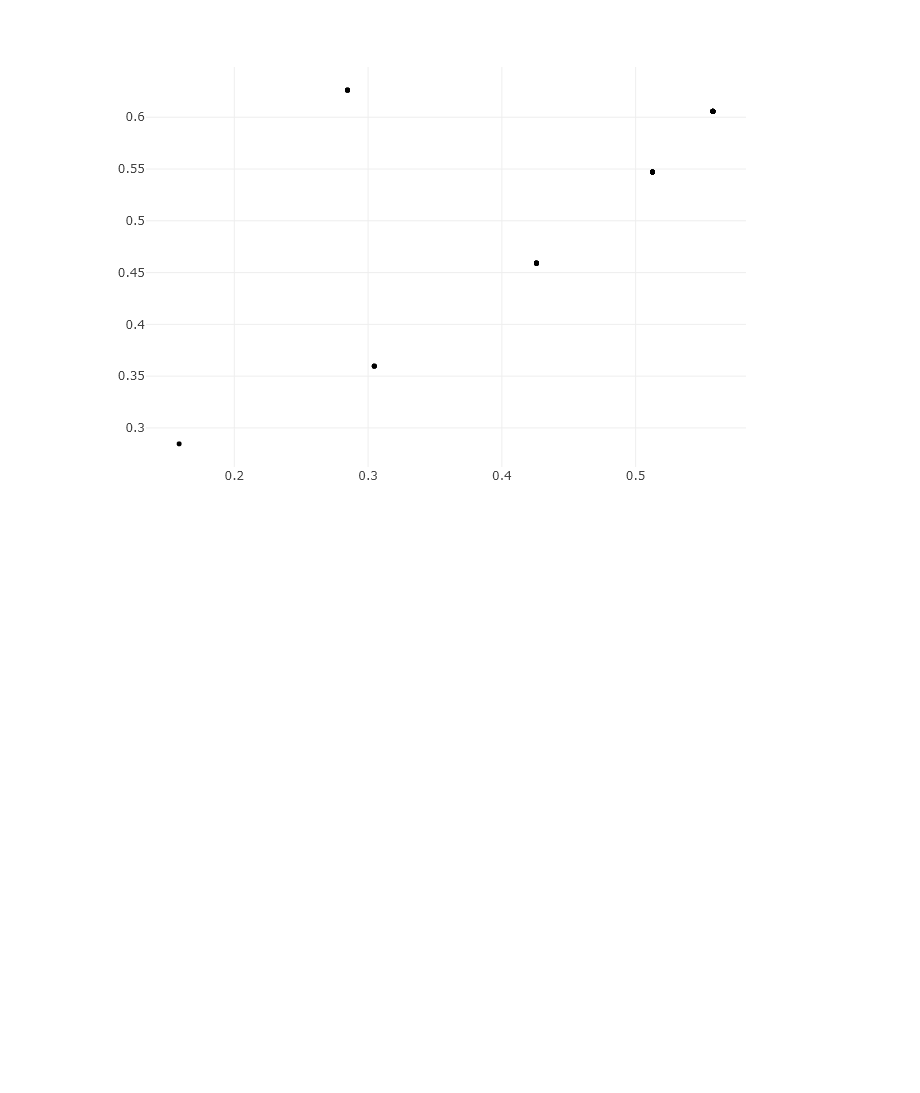
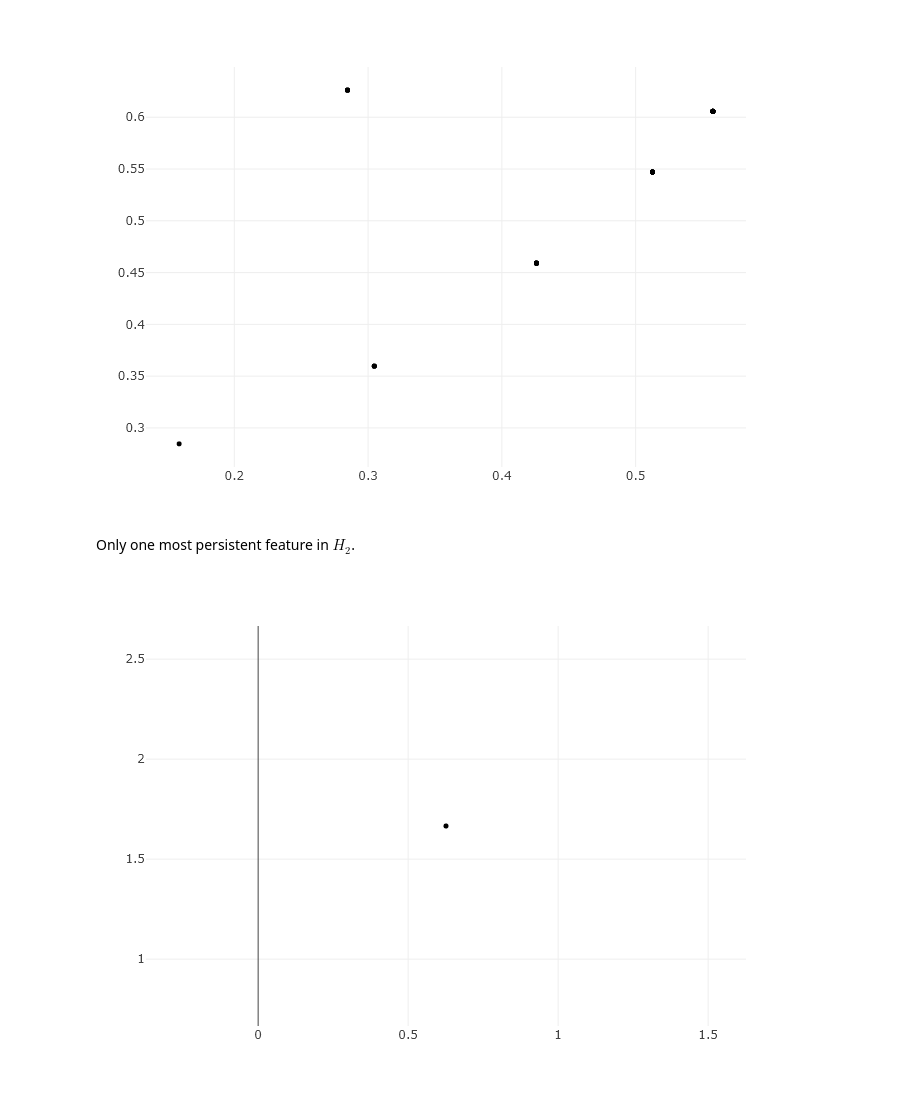
Before and after one commit to Jevi-Waugh/PH-AML, a Jupyter notebook: sphere example/sphere_ph.ipynb, the cells around one changed output. Saved outputs shown, nothing was run; the diff lists cells and outputs as text; code cells hidden in the pictures; blank space fills up the shorter version.

```diff
--- a/sphere example/sphere_ph.ipynb
+++ b/sphere example/sphere_ph.ipynb
@@ -63,3 +106,9 @@ plotbarcode_pjs(PH,dim=0:2)
 plotpersistencediagram_pjs(PH,dim=1)
 # %% [output]
 [figure]
+# %% [markdown]
+Only one most persistent feature in $H_{2}$.
+# %%
+plotpersistencediagram_pjs(PH,dim=2)
+# %% [output]
+[figure, added]
```
Also changed, not shown: parts of 12 cells of this notebook.
